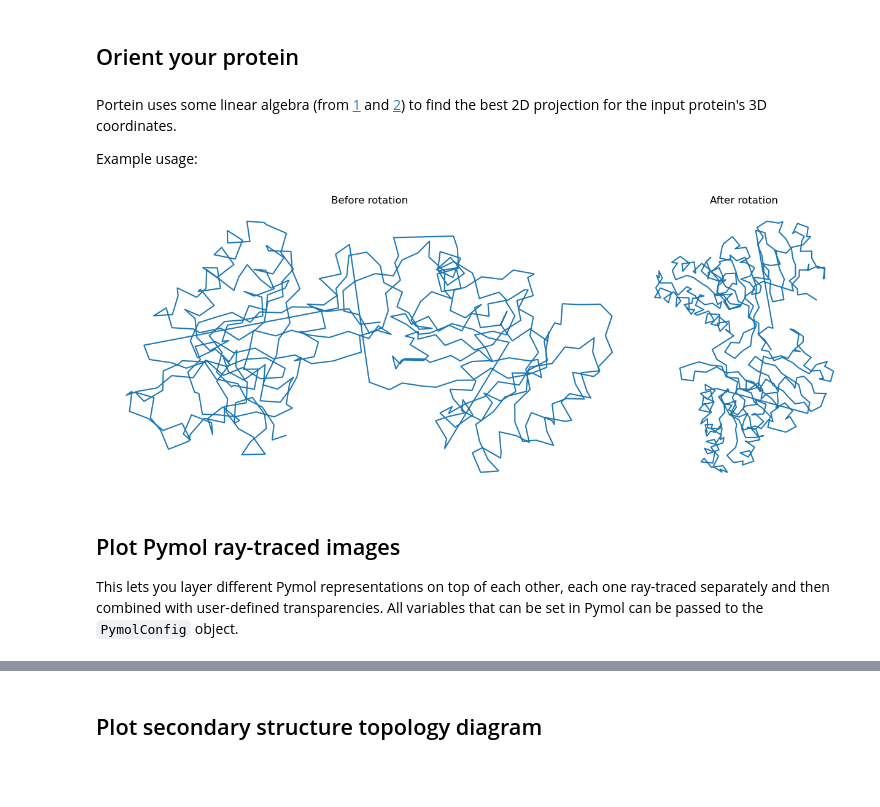
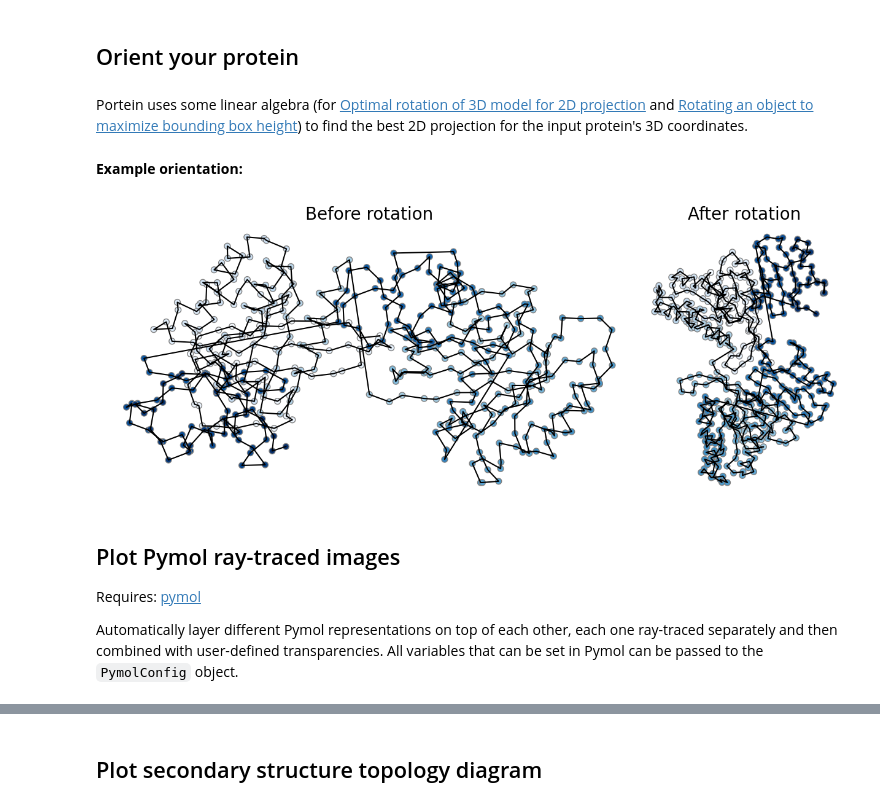
Before and after one commit to TurtleTools/portein, a Jupyter notebook: README.ipynb, the cells around one changed output, grey strips where cells are left out. Saved outputs shown, nothing was run; the diff lists cells and outputs as text; code cells hidden in the pictures; blank space fills up the shorter version.

```diff
--- a/README.ipynb
+++ b/README.ipynb
@@ -12,6 +18,4 @@ Portein plots 3D proteins according to their best 2D projection (best = greatest
 # %% [markdown]
 ## Orient your protein
 # %% [markdown]
-Portein uses some linear algebra (from [1](#2dprojection) and [2](#obb)) to find the best 2D projection for the input protein's 3D coordinates.
-
-Example usage:
+Portein uses some linear algebra (for [Optimal rotation of 3D model for 2D projection](https://stackoverflow.com/a/2970340) and [Rotating an object to maximize bounding box height](https://stackoverflow.com/a/47844156)) to find the best 2D projection for the input protein's 3D coordinates.
@@ -26,30 +22,36 @@ from PIL import Image
+# %% [markdown]
+**Example orientation:**
 # %%
 pdb = pd.parsePDB("7lc2")
 old_coords = pdb.select("protein and calpha").getCoords()
 
 # Rotate the protein
 pdb_oriented = portein.rotate_protein(pdb)
-pd.writePDB(f"7lc2_oriented.pdb", pdb_oriented)
+pd.writePDB("images/7lc2_rotated.pdb", pdb_oriented)
+new_coords = pdb_oriented.select("protein and calpha").getCoords()
 
-new_coords = pdb_oriented.select("protein and calpha").getCoords()
-# Find the size of the plot based on the coordinates and a given height (or width)
+# Find the best size of the plot based on the coordinates and a given height (or width)
 old_width, old_height = portein.find_size(old_coords, height=5)
 new_width, new_height = portein.find_size(new_coords, height=5)
 
 fig, ax = plt.subplots(1, 2, figsize=(old_width + new_width, new_height), gridspec_kw={"width_ratios": [old_width, new_width]})
-ax[0].plot(old_coords[:, 0], old_coords[:, 1], "-")
-ax[1].plot(new_coords[:, 0], new_coords[:, 1], "-")
-ax[0].set_title("Before rotation")
-ax[1].set_title("After rotation")
+ax[0].plot(old_coords[:, 0], old_coords[:, 1], "-", c="black")
+ax[0].scatter(old_coords[:, 0], old_coords[:, 1], c=np.arange(old_coords.shape[0]), s=50, cmap="Blues", edgecolors="gray")
+ax[1].plot(new_coords[:, 0], new_coords[:, 1], "-", c="black")
+ax[1].scatter(new_coords[:, 0], new_coords[:, 1], c=np.arange(new_coords.shape[0]), s=50, cmap="Blues", edgecolors="gray")
+ax[0].set_title("Before rotation", fontsize=20)
+ax[1].set_title("After rotation", fontsize=20)
 ax[0].axis("off")
 ax[1].axis("off")
 plt.tight_layout()
 # %% [output]
-[figure, old version]
+[figure, new version]
 # %% [markdown]
 ## Plot Pymol ray-traced images
 
-This lets you layer different Pymol representations on top of each other, each one ray-traced separately and then combined with user-defined transparencies. All variables that can be set in Pymol can be passed to the `PymolConfig` object.
+Requires: [pymol](https://github.com/schrodinger/pymol-open-source)
+
+Automatically layer different Pymol representations on top of each other, each one ray-traced separately and then combined with user-defined transparencies. All variables that can be set in Pymol can be passed to the `PymolConfig` object.
 # %%
 # Using some default nice PyMOL settings
 with open("configs/pymol_settings.yaml") as f:
```
Also changed, not shown: parts of 22 cells of this notebook, 28 other files.
